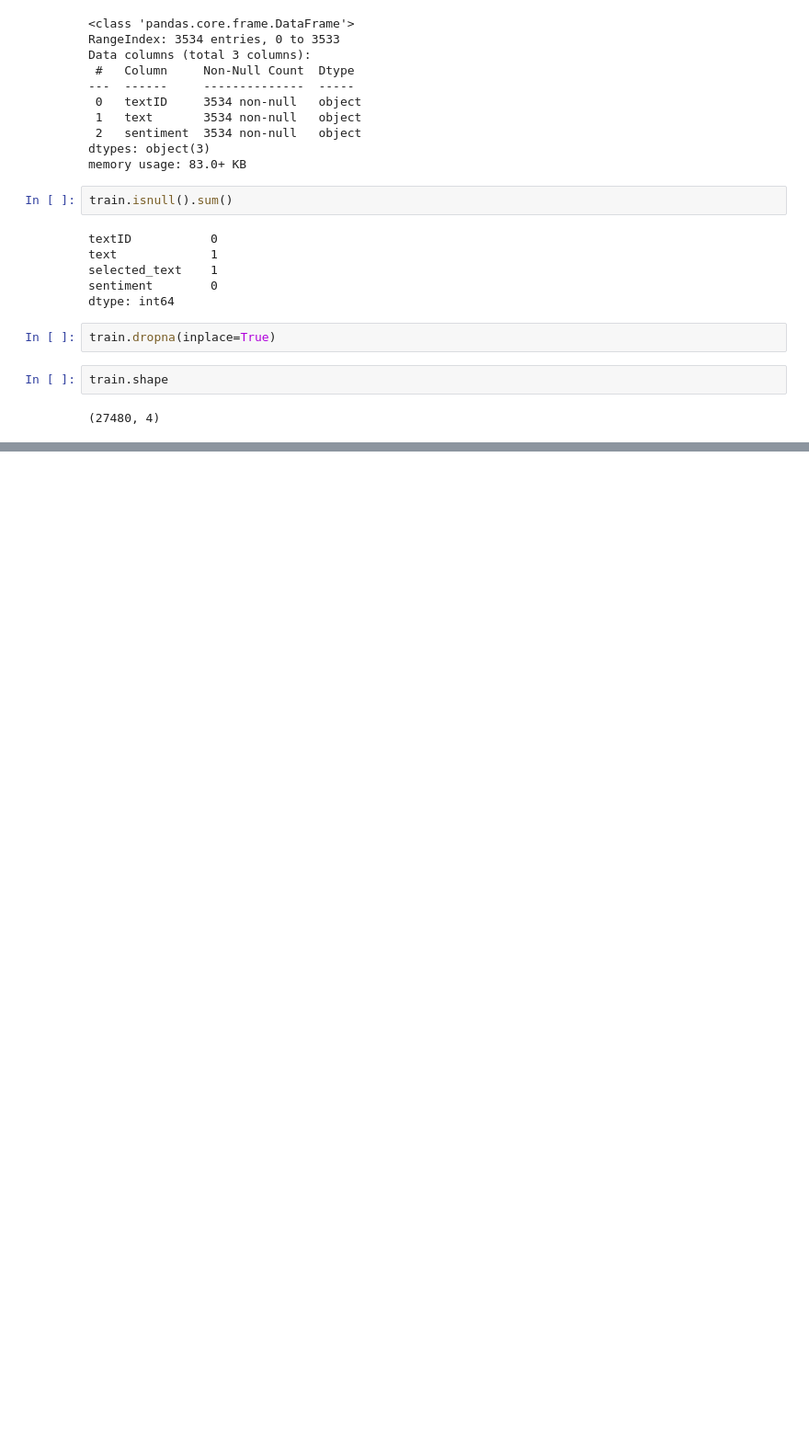
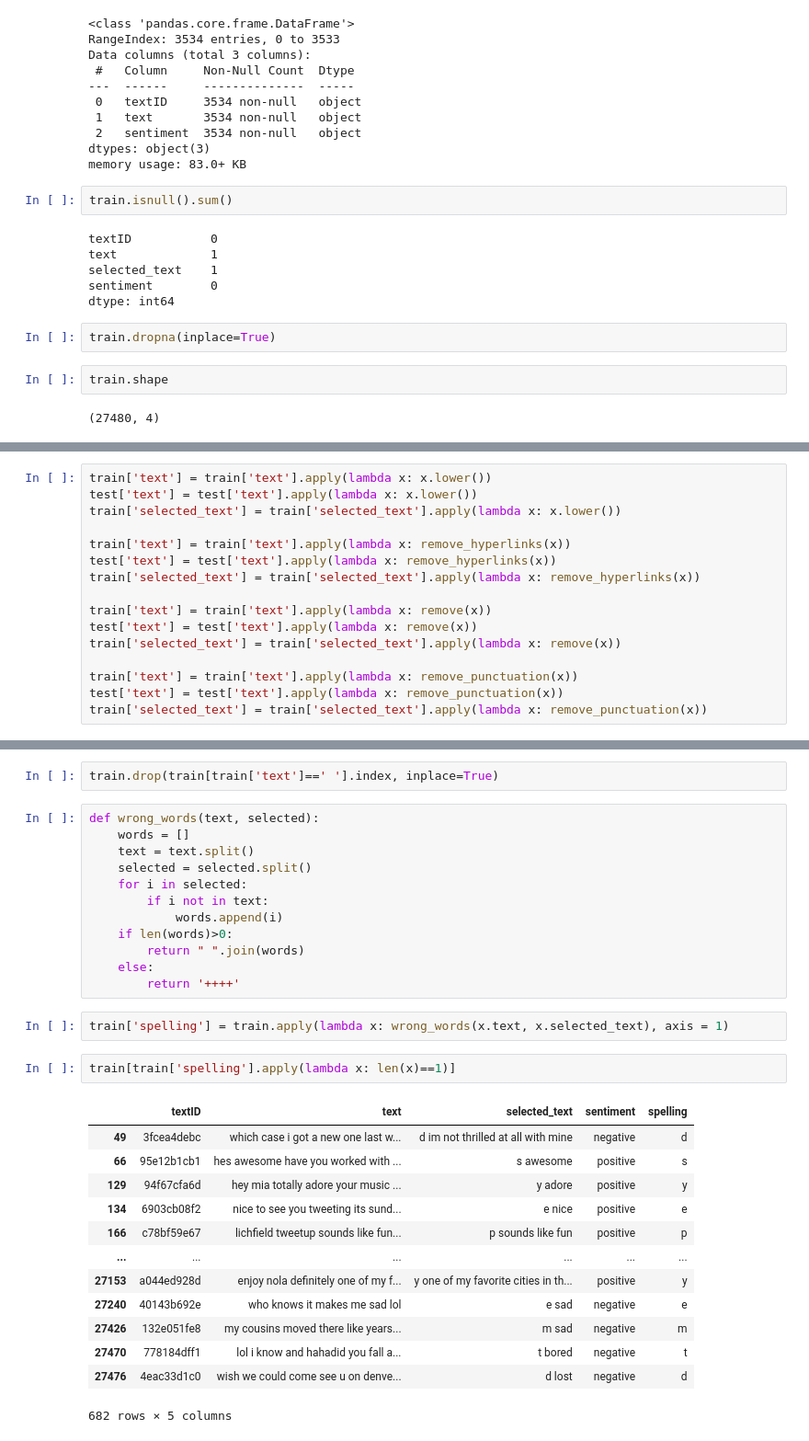
Before and after one commit to methasantosa/KaggleCompetition, a Jupyter notebook: tweet-sentiment-extraction-1.ipynb, the cells around one changed output, grey strips where cells are left out. Shown at 92% size. Cells and saved outputs as stored; diff of their text form; blank space fills up the shorter version.

Commit message:
Kaggle Notebook | Tweet Sentiment Extraction-1 | Version 5

```diff
--- a/tweet-sentiment-extraction-1.ipynb
+++ b/tweet-sentiment-extraction-1.ipynb
@@ -111,0 +128,16 @@ train.shape
+# %%
+train['text'] = train['text'].apply(lambda x: x.lower())
+test['text'] = test['text'].apply(lambda x: x.lower())
+train['selected_text'] = train['selected_text'].apply(lambda x: x.lower())
+
+train['text'] = train['text'].apply(lambda x: remove_hyperlinks(x))
+test['text'] = test['text'].apply(lambda x: remove_hyperlinks(x))
+train['selected_text'] = train['selected_text'].apply(lambda x: remove_hyperlinks(x))
+
+train['text'] = train['text'].apply(lambda x: remove(x))
+test['text'] = test['text'].apply(lambda x: remove(x))
+train['selected_text'] = train['selected_text'].apply(lambda x: remove(x))
+
+train['text'] = train['text'].apply(lambda x: remove_punctuation(x))
+test['text'] = test['text'].apply(lambda x: remove_punctuation(x))
+train['selected_text'] = train['selected_text'].apply(lambda x: remove_punctuation(x))
@@ -111,0 +161,32 @@ train.shape
+# %%
+train.drop(train[train['text']==' '].index, inplace=True)
+# %%
+def wrong_words(text, selected):
+    words = []
+    text = text.split()
+    selected = selected.split()
+    for i in selected:
+        if i not in text:
+            words.append(i)
+    if len(words)>0:
+        return " ".join(words)
+    else:
+        return '++++'
+# %%
+train['spelling'] = train.apply(lambda x: wrong_words(x.text, x.selected_text), axis = 1)
+# %%
+train[train['spelling'].apply(lambda x: len(x)==1)]
+# %% [output]
+|  | textID | text | selected_text | sentiment | spelling |
+| 49 | 3fcea4debc | which case i got a new one last w... | d im not thrilled at all with mine | negative | d |
+| 66 | 95e12b1cb1 | hes awesome have you worked with ... | s awesome | positive | s |
+| 129 | 94f67cfa6d | hey mia totally adore your music ... | y adore | positive | y |
+| 134 | 6903cb08f2 | nice to see you tweeting its sund... | e nice | positive | e |
+| 166 | c78bf59e67 | lichfield tweetup sounds like fun... | p sounds like fun | positive | p |
+| ... | ... | ... | ... | ... | ... |
+| 27153 | a044ed928d | enjoy nola definitely one of my f... | y one of my favorite cities in th... | positive | y |
+| 27240 | 40143b692e | who knows it makes me sad lol | e sad | negative | e |
+| 27426 | 132e051fe8 | my cousins moved there like years... | m sad | negative | m |
+| 27470 | 778184dff1 | lol i know and hahadid you fall a... | t bored | negative | t |
+| 27476 | 4eac33d1c0 | wish we could come see u on denve... | d lost | negative | d |
+682 rows × 5 columns
```
Also changed, not shown: parts of 7 cells of this notebook.
